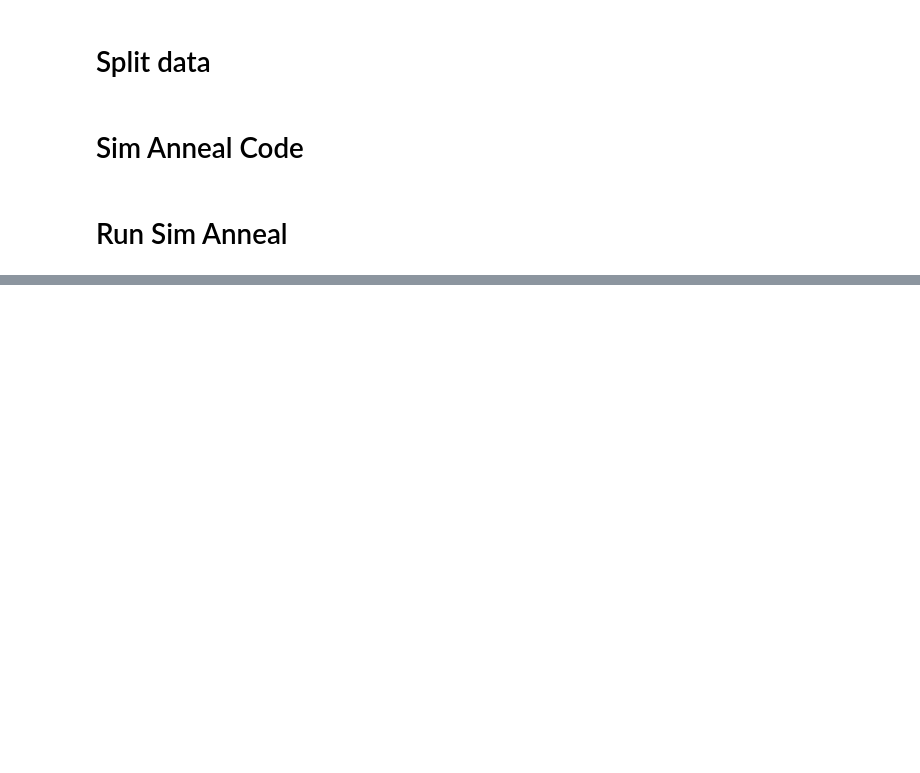
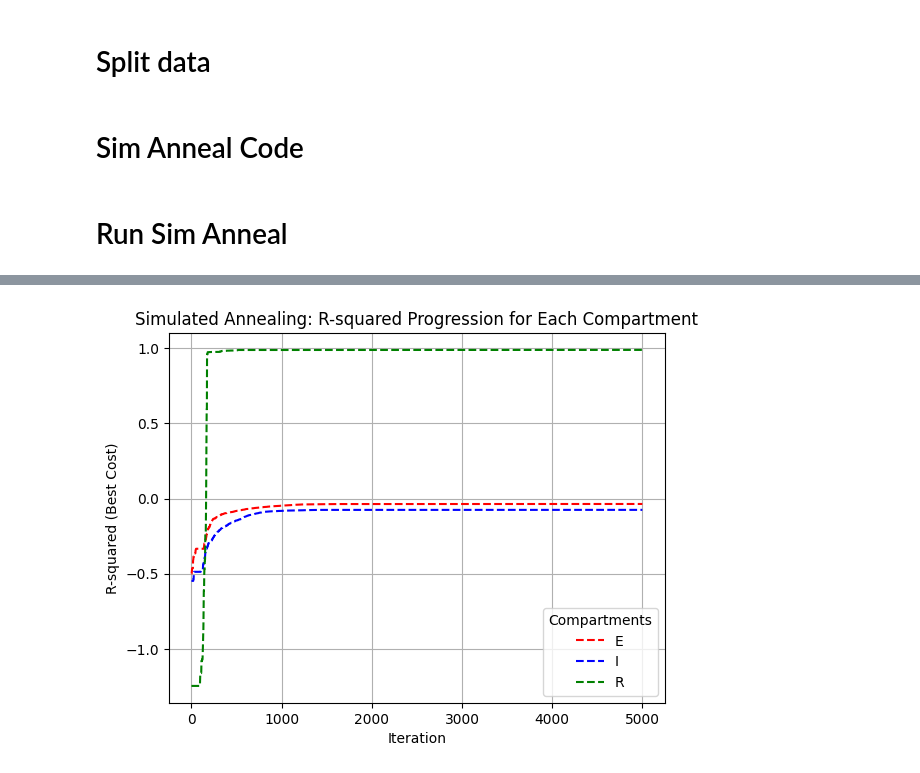
Before and after one commit to j-r-myG/SEIR_Modelling, a Jupyter notebook: sim_anneal_v2.ipynb, the cells around one changed output, grey strips where cells are left out. Saved outputs shown, nothing was run; the diff lists cells and outputs as text; code cells hidden in the pictures; blank space fills up the shorter version.

Commit message:
fixed stuff
- progression tracking.
- other stuff

```diff
--- a/sim_anneal_v2.ipynb
+++ b/sim_anneal_v2.ipynb
@@ -75,7 +75,7 @@ def load_observed(df: pd.DataFrame, brgy_name: str) -> pd.DataFrame:
 # %%
 # Simulate SEIR model
 def simulate_seir(beta, sigma, gamma, y0, t, compartment):
-    N = 32841 # From searching (how to get from data?)
+    N = 31407 # From searching (how to get from data?)
     seir_model = SEIRModel(N, beta, sigma, gamma)
 
     # Solve ODEs for SEIR
@@ -89,8 +89,7 @@ def simulate_seir(beta, sigma, gamma, y0, t, compartment):
     elif compartment == 'R':
         return R
     else:
-        print("HUH?")
-        return I
+        return E, I, R
 
 
 # Objective function
@@ -112,6 +111,8 @@ def simulated_annealing_seir(observed_data, initial_conditions, time_points, tem
     best_params = current_params
     best_cost = current_cost
 
+    cost_list = []
+
     for i in range(max_iter):
         # Generate new candidate parameters
         new_params = [param + random.uniform(-0.005, 0.005) for param in current_params]
@@ -120,20 +121,24 @@ def simulated_annealing_seir(observed_data, initial_conditions, time_points, tem
         # Evaluate the new candidate solution
         new_cost = objective_function(new_params, observed_data, initial_conditions, time_points, compartment)
 
+        # ADJUST BASED ON METRIC
         # Decide whether to accept the new solution
-        if new_cost < current_cost or random.random() < np.exp((current_cost - new_cost) / temp):
+        if new_cost > current_cost or random.random() < np.exp((new_cost - current_cost) / temp):
             current_params = new_params
             current_cost = new_cost
 
             # Update the best solution found so far
-            if new_cost < best_cost:
+            if new_cost > best_cost:
                 best_params = new_params
                 best_cost = new_cost
+
+        # log for visualizing progress
+        cost_list.append(best_cost)
 
         # Cool down the temperature
         temp *= cooling_rate
 
-    return best_params, best_cost
+    return best_params, best_cost, cost_list
 # %% [markdown]
 # Run Sim Anneal
 # %%
@@ -147,7 +152,7 @@ test_data = main_observed[(main_observed['date'] > '10/02/2021') & (main_observe
 df_observed_data = main_observed[(main_observed['date'] >= '01/01/2021') & (main_observed['date'] <= '12/31/2021')]
 
 # Initial parameters
-N = 33235  # Population from google search (how to get from data?)
+N = 31407  # Population from google search (how to get from data?)
 I0 = train_data['count_Infectious'].iloc[0] # Initial infected from data
 E0 = train_data['count_Exposed'].iloc[0] # Initial exposed cases
 R0 = train_data['count_Recovered'].iloc[0] # Initial recovered
@@ -155,16 +160,12 @@ S0 = N - I0 - E0 - R0  # Susceptible
 
 initial_conditions: tuple = [S0, E0, I0, R0]
 
-# Time points
-time_points = np.arange(train_data.shape[0]) # odeint expects an array (vector) of integers.
+# Simulated Annealing parameters
+temp = 5000
+cooling_rate = 0.90
+max_iter = 5000
 
-# Simulated Annealing parameters
-temp = 10000           # Initial temperature
-cooling_rate = 0.90   # Cooling rate
-max_iter = 10000       # Number of iterations
-
-parms_list = []
-cost_list = []
+cost_dict = dict()
 
 observed_dict = {
     "E": train_data['count_Exposed'].to_numpy(),
@@ -172,11 +173,14 @@ observed_dict = {
     "R": train_data['count_Recovered'].to_numpy()
 }
 
+
+# COMMENT OUT AFTER GETTING BEST PARAMS
+# Time points
+time_points = np.arange(train_data.shape[0]) # odeint expects an array (vector) of integers.
+
 for compartment, observed_data in observed_dict.items():
     # Run the Simulated Annealing algorithm
-    best_params, best_cost = simulated_annealing_seir(observed_data, initial_conditions, time_points, temp, cooling_rate, max_iter, compartment)
-    parms_list.append(best_params)
-    cost_list.append(best_cost)
+    best_params, best_cost, cost_list = simulated_annealing_seir(observed_data, initial_conditions, time_points, temp, cooling_rate, max_iter, compartment)
     o_beta, o_sigma, o_gamma = best_params
 
     # Display results
@@ -184,9 +188,37 @@ for compartment, observed_data in observed_dict.items():
     print(f"Best parameters: Beta={o_beta:.3f}, Sigma={o_sigma:.3f}, Gamma={o_gamma:.3f}")
     print(f"Best cost (r-squared): {best_cost:.3f}")
 
-# o_beta, o_sigma, o_gamma = 0.951, 1.000, 0.168 # from best params
+    cost_dict[compartment] = np.array(cost_list)
+
+# Plot cost progression each compartment
+plt.plot(cost_dict['E'], 'r--', label='E')
+plt.plot(cost_dict['I'], 'b--', label='I')
+plt.plot(cost_dict['R'], 'g--', label='R')
+
+plt.xlabel("Iteration")
+plt.ylabel("R-squared (Best Cost)")
+plt.title("Simulated Annealing: R-squared Progression for Each Compartment")
+plt.legend(title="Compartments")
+plt.grid(True)
+plt.show()
+
+'''
+Compartment: E
+Best parameters: Beta=0.225, Sigma=0.012, Gamma=0.126
+Best cost (r-squared): 0.352
+Compartment: I
+Best parameters: Beta=0.119, Sigma=0.184, Gamma=0.097
+Best cost (r-squared): 0.500
+Compartment: R
+Best parameters: Beta=0.356, Sigma=0.064, Gamma=0.000
+Best cost (r-squared): 0.000
+'''
+
+# REMOVE COMMENT AFTER GETTING BEST PARAMS
+# o_beta, o_sigma, o_gamma = 0.225, 0.090, 0.217 # from best params
 # time_points = np.arange(df_observed_data.shape[0]) # odeint expects an array (vector) of integers.
 
+# # for plotting
 # plot_actual = pd.DataFrame({
 #     'date_train': train_data['date'],
 #     'date_test': test_data['date'],
@@ -198,26 +230,25 @@ for compartment, observed_data in observed_dict.items():
 #     'test_recovered': test_data['count_Recovered']
 # })
 
+# e, i, r = simulate_seir(o_beta, o_sigma, o_gamma, initial_conditions, time_points, 'x')
+
 # plot_prediction = pd.DataFrame({
-#     'date': df_observed_data['date']
+#     'date': df_observed_data['date'],
+#     'E': e,
+#     'I': i,
+#     'R': r
 # })
-
-# # Visualize the results
-# for compartment in observed_dict.keys():
-#     predicted_data = simulate_seir(o_beta, o_sigma, o_gamma, initial_conditions, time_points, compartment)
-#     plot_prediction[compartment] = predicted_data
-
 
 # plt.figure(figsize=(12, 6))
 # plt.plot(plot_actual['date_train'], plot_actual['train_exposed'], 'r--', label='Train Exposed')
 # plt.plot(plot_actual['date_test'], plot_actual['test_exposed'], 'r-', label='Test Exposed')
 # plt.plot(plot_prediction['date'], plot_prediction['E'], 'ro', label='Predicted Exposed')
-# plt.plot(plot_actual['date_train'], plot_actual['train_infectious'], 'b--', label='Train Infectious')
-# plt.plot(plot_actual['date_test'], plot_actual['test_infectious'], 'b-', label='Test Infectious')
-# plt.plot(plot_prediction['date'], plot_prediction['I'], 'bo', label='Predicted Infected')
-# plt.plot(plot_actual['date_train'], plot_actual['train_recovered'], 'g--', label='Train Recovered')
-# plt.plot(plot_actual['date_test'], plot_actual['test_recovered'], 'g-', label='Test Recovered')
-# plt.plot(plot_prediction['date'], plot_prediction['R'], 'go', label='Predicted Recovered')
+# # plt.plot(plot_actual['date_train'], plot_actual['train_infectious'], 'b--', label='Train Infectious')
+# # plt.plot(plot_actual['date_test'], plot_actual['test_infectious'], 'b-', label='Test Infectious')
+# # plt.plot(plot_prediction['date'], plot_prediction['I'], 'bo', label='Predicted Infected')
+# # plt.plot(plot_actual['date_train'], plot_actual['train_recovered'], 'g--', label='Train Recovered')
+# # plt.plot(plot_actual['date_test'], plot_actual['test_recovered'], 'g-', label='Test Recovered')
+# # plt.plot(plot_prediction['date'], plot_prediction['R'], 'go', label='Predicted Recovered')
 # plt.xlabel('Days')
 # plt.ylabel('Population')
 # plt.legend()
@@ -236,0 +268 @@ Best cost (r-squared): -12.284
+[figure, added]
```
Also changed, not shown: parts of 1 cell of this notebook.
